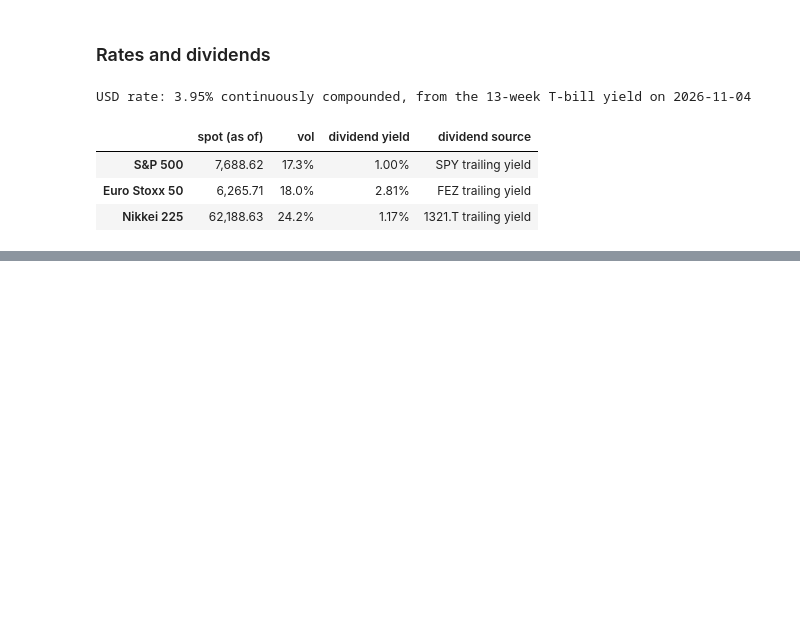
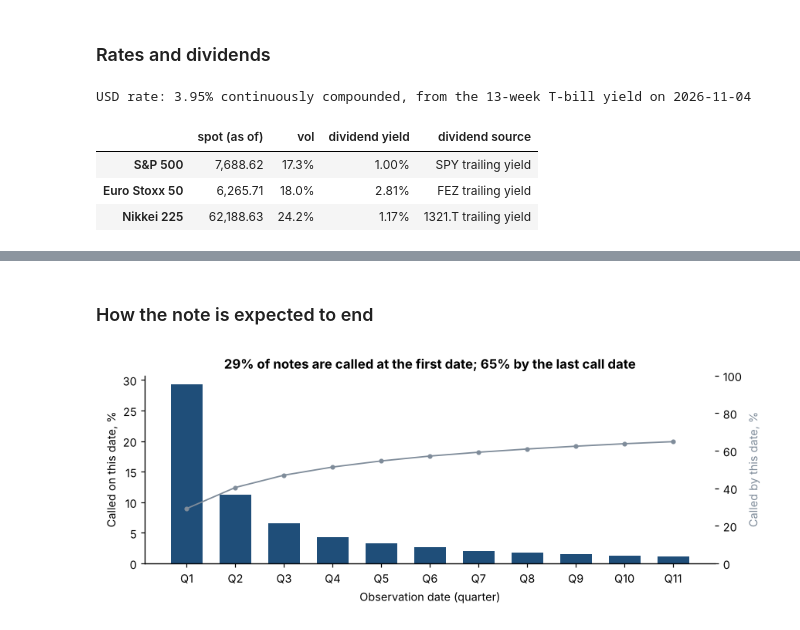
Before and after one commit to Lakshayx007/autocall-lab, a Jupyter notebook: notebooks/autocall_lab.ipynb, the cells around one changed output, grey strips where cells are left out. Drawn from its saved outputs; the diff is of its cells as text; code cells hidden in the pictures; blank space fills up the shorter version.

```diff
--- a/notebooks/autocall_lab.ipynb
+++ b/notebooks/autocall_lab.ipynb
@@ -163,0 +248,8 @@ USD rate: 3.95% continuously compounded, from the 13-week T-bill yield on 2026-1
+# %%
+res = mc.price(ts, mkt)
+print(f"Fair value: {res.price:.2f} per 100 notional (standard error {res.stderr:.3f}; "
+      f"95% interval {res.ci95[0]:.2f} to {res.ci95[1]:.2f}; {res.n_paths:,} paths)")
+print(f"Issued at {ts.issue_price:.0f}: the issuer keeps about {ts.issue_price - res.price:.2f} of every 100 as margin "
+      "and hedging budget, before costs.")
+pd.Series({"Present value of coupons": res.pv_coupons, "Present value of the redemption": res.pv_redemption,
+           "Fair value": res.price}).round(2).to_frame("per 100 notional")
@@ -163,0 +280,15 @@ USD rate: 3.95% continuously compounded, from the 13-week T-bill yield on 2026-1
+# %% [markdown]
+### How the note is expected to end
+# %%
+cum = np.cumsum(res.call_prob)
+fig, ax = plt.subplots(figsize=(8, 3.2))
+labels = [f"Q{k + 1}" for k in range(ts.n_obs)]
+ax.bar(labels[:-1], 100 * res.call_prob[:-1], color=ACCENT, width=0.65)
+ax2 = ax.twinx()
+ax2.plot(labels[:-1], 100 * cum[:-1], color=GREYS[0], marker="o", ms=3, lw=1.2)
+ax2.set_ylim(0, 100); ax2.spines["top"].set_visible(False); ax2.set_ylabel("Called by this date, %", color=GREYS[0])
+ax.set(title=f"{pct(res.call_prob[0], 0)} of notes are called at the first date; {pct(cum[-2], 0)} by the last call date",
+       xlabel="Observation date (quarter)", ylabel="Called on this date, %")
+plt.tight_layout()
+# %% [output]
+[figure, added]
```
Also changed, not shown: parts of 9 cells of this notebook, 3 other files.
